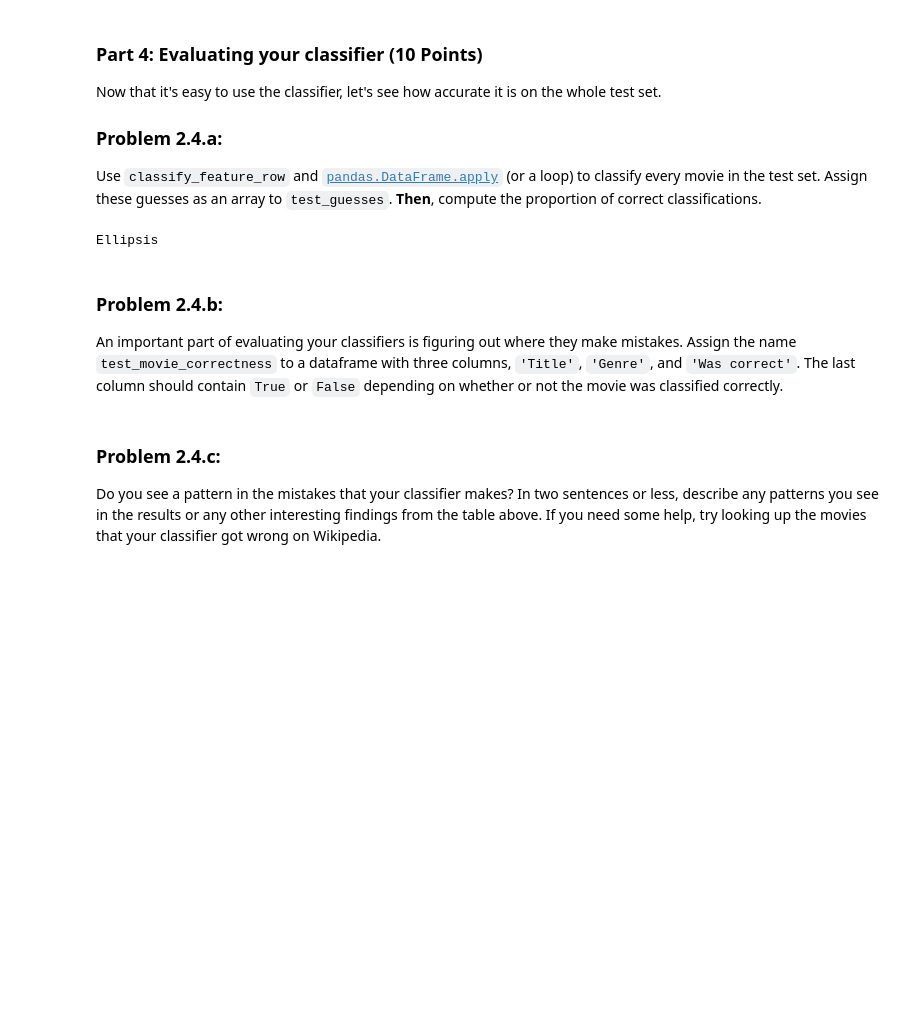
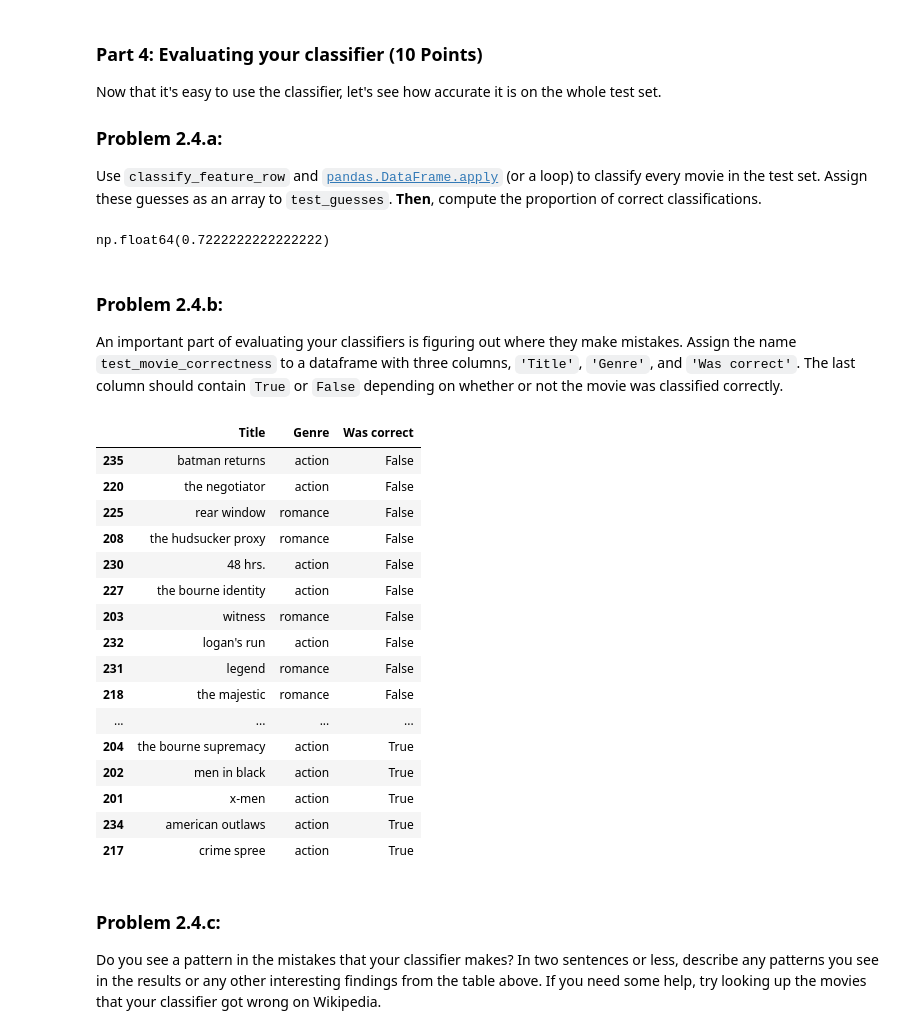
Before and after one commit to shashankd98/Binary_BH, a Jupyter notebook: assignments/assn1/assn1.ipynb, the cells around one changed output. Saved outputs shown, nothing was run; the diff lists cells and outputs as text; code cells hidden in the pictures; blank space fills up the shorter version.

```diff
--- a/assignments/assn1/assn1.ipynb
+++ b/assignments/assn1/assn1.ipynb
@@ -810,8 +826,9 @@ It should return the class a `k`-nearest neighbor classifier picks for the given
 def classify(test_row, train_rows, train_labels, k):
     """Return the most common class among k nearest neighbors to test_row."""
     distances = fast_distances(test_row, train_rows)
-    genre_and_distances = ...
-    ...
+    ind_sorted_distances=np.argsort(distances)
+    predicted_genre=(train_labels[ind_sorted_distances][:k].mode()).item()
+    return predicted_genre
 # %% [markdown]
 ### Problem 2.3.g:
 
@@ -831,7 +848,7 @@ Finally, when we evaluate our classifier, it will be useful to have a classifica
 Create a classification function that takes as its argument a row containing your 20 features and classifies that row using the 11-nearest neighbors algorithm with `train_20` as its training set.
 # %%
 def classify_feature_row(row):
-    ...
+    return classify(row,train_20,train_movies["Genre"],11)
 
 # When you're done, this should produce 'Romance' or 'Action'.
 classify_feature_row(test_20.iloc[0])
@@ -843,12 +862,12 @@ Now that it's easy to use the classifier, let's see how accurate it is on the wh
 ### Problem 2.4.a:
 
 Use `classify_feature_row` and [`pandas.DataFrame.apply`](https://pandas.pydata.org/pandas-docs/stable/reference/api/pandas.DataFrame.apply.html) (or a loop) to classify every movie in the test set.  Assign these guesses as an array to `test_guesses`.  **Then**, compute the proportion of correct classifications.
-# %%
-test_guesses = ...
-proportion_correct = ...
-proportion_correct
-# %% [output]
-Ellipsis
+# %%
+test_guesses = test_20.apply(classify_feature_row, axis=1)
+proportion_correct = np.sum(test_guesses==test_movies["Genre"])/len(test_guesses)
+proportion_correct
+# %% [output]
+np.float64(0.7222222222222222)
 # %% [markdown]
 ### Problem 2.4.b:
 
@@ -859,3 +875,27 @@ test_movie_correctness = ...
+# %%
+test_movie_correctness = pd.DataFrame(columns=["Title","Genre","Was correct"])
+test_movie_correctness["Title"]=test_movies["Title"]
+test_movie_correctness["Genre"]=test_movies["Genre"]
+test_movie_correctness["Was correct"]=(test_guesses==test_movies["Genre"])
+test_movie_correctness.sort_values('Was correct')
+# %% [output]
+|  | Title | Genre | Was correct |
+| 235 | batman returns | action | False |
+| 220 | the negotiator | action | False |
+| 225 | rear window | romance | False |
+| 208 | the hudsucker proxy | romance | False |
+| 230 | 48 hrs. | action | False |
+| 227 | the bourne identity | action | False |
+| 203 | witness | romance | False |
+| 232 | logan's run | action | False |
+| 231 | legend | romance | False |
+| 218 | the majestic | romance | False |
+| ... | ... | ... | ... |
+| 204 | the bourne supremacy | action | True |
+| 202 | men in black | action | True |
+| 201 | x-men | action | True |
+| 234 | american outlaws | action | True |
+| 217 | crime spree | action | True |
 # %% [markdown]
 ### Problem 2.4.c:
 
```
Also changed, not shown: parts of 6 cells of this notebook.
